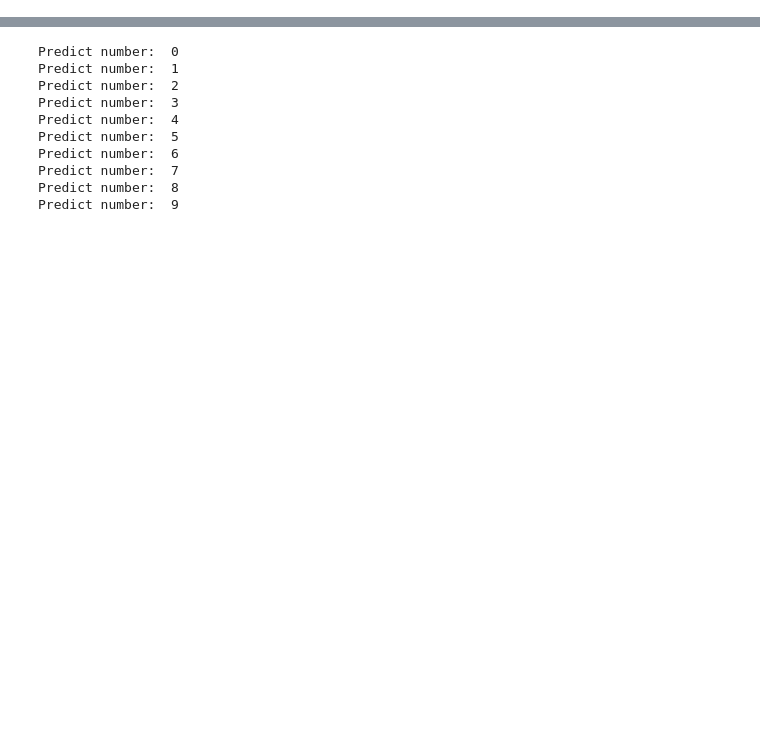
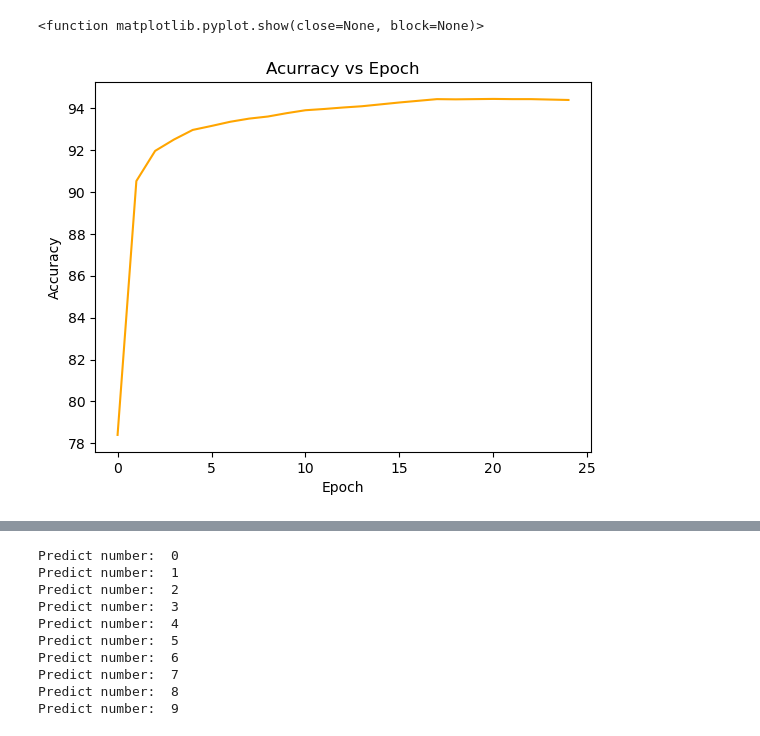
Before and after one commit to RatanKokal/MNIST-Recognition, a Jupyter notebook: MNIST_DigitRecognition/MNIST_DigitRecognition.ipynb, the cells around one changed output, grey strips where cells are left out. Drawn from its saved outputs; the diff is of its cells as text; code cells hidden in the pictures; blank space fills up the shorter version.

```diff
--- a/MNIST_DigitRecognition/MNIST_DigitRecognition.ipynb
+++ b/MNIST_DigitRecognition/MNIST_DigitRecognition.ipynb
@@ -111,3 +144,12 @@ Epoch 9: Loss = 0.006504596537087725
+# %%
+plt.plot(nn.epoch_array, nn.accuracy_array, 'orange')
+plt.xlabel('Epoch')
+plt.ylabel('Accuracy')
+plt.title('Acurracy vs Epoch')
+plt.show
+# %% [output]
+<function matplotlib.pyplot.show(close=None, block=None)>
+[figure, added]
 # %%
 predictions = nn.forward(test_images)
 accuracy = np.mean(np.argmax(predictions, axis=1) == np.argmax(test_labels, axis=1)) * 100
```
Also changed, not shown: parts of 6 cells of this notebook, 1 other file.
